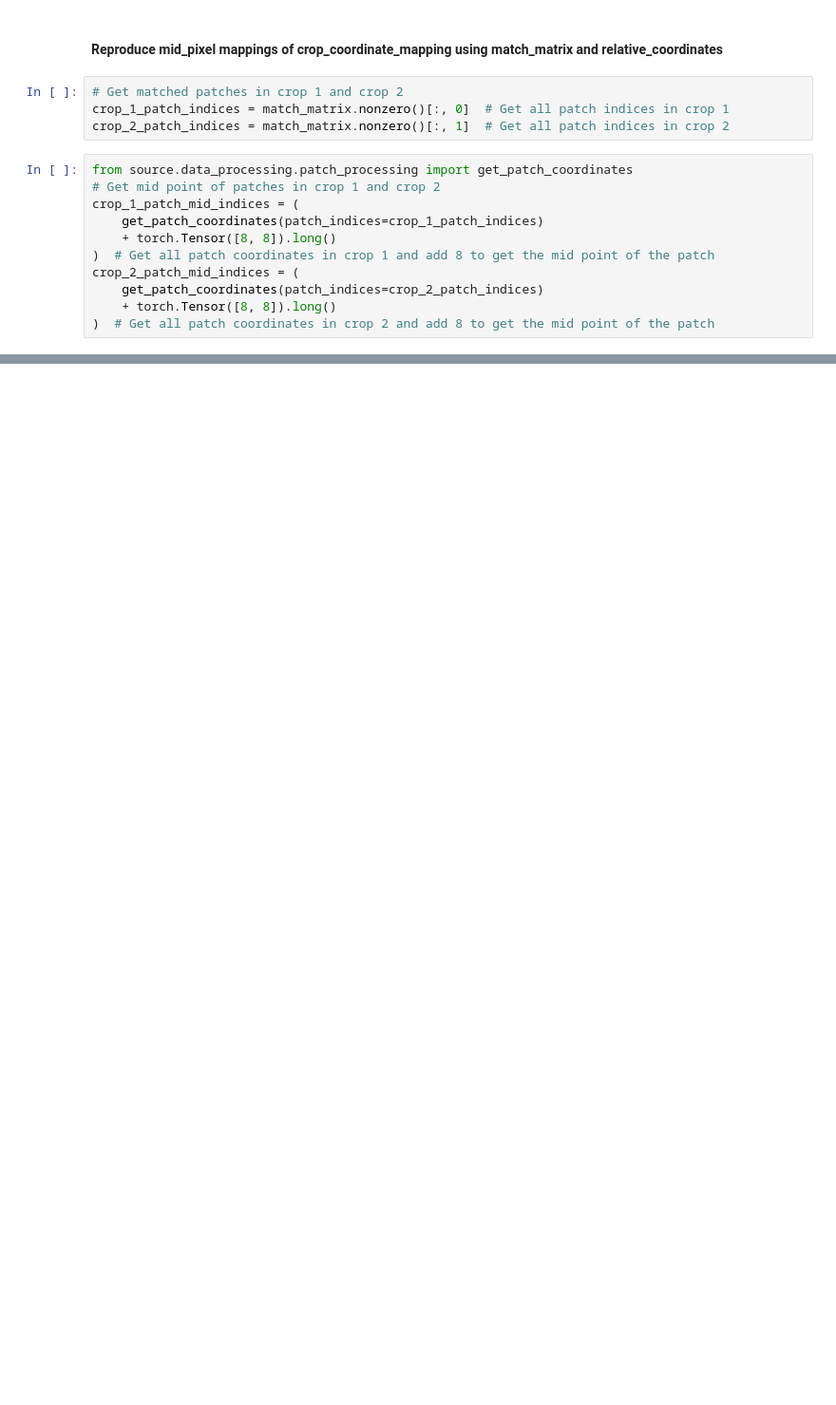
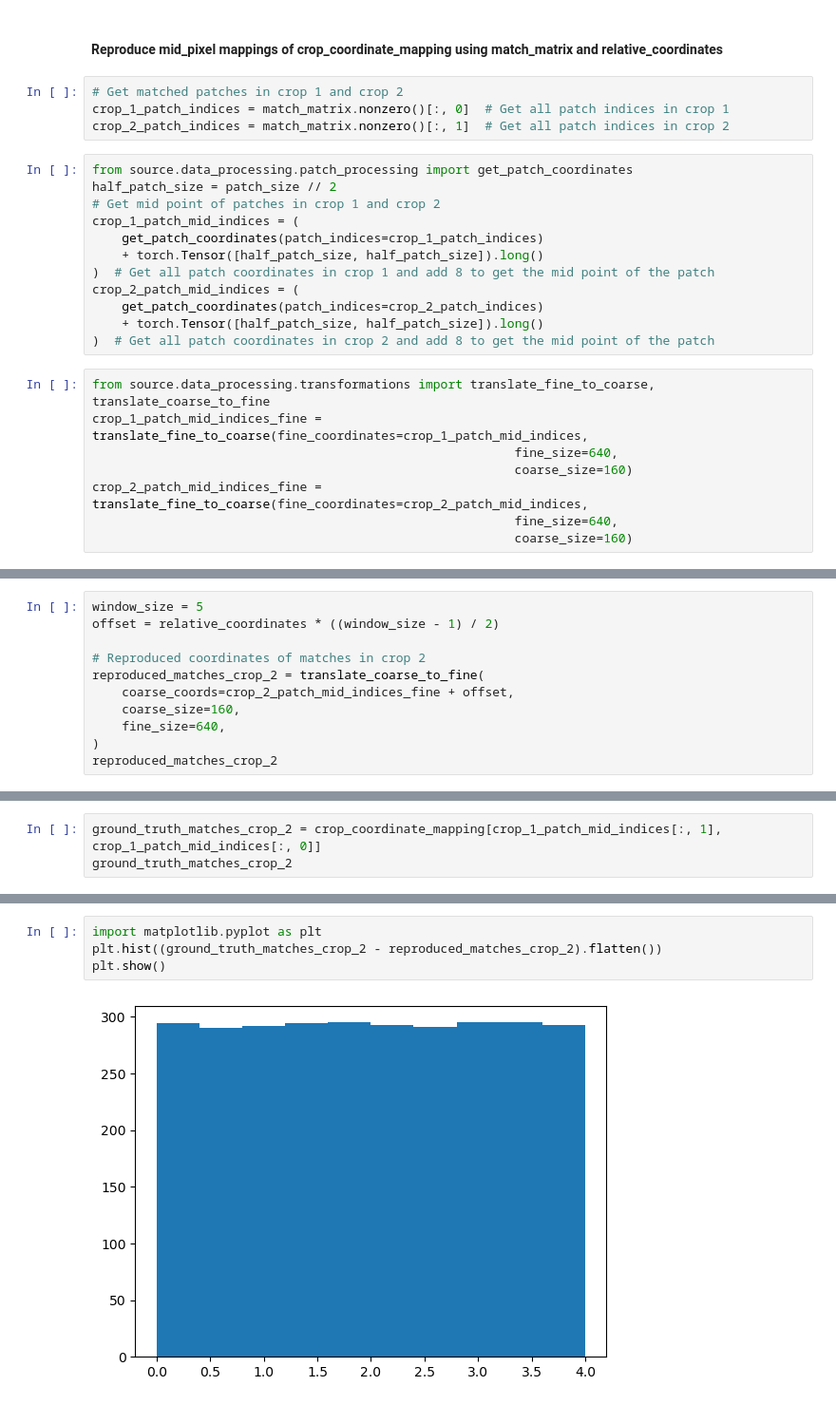
Before and after one commit to rorinr/HyperBrain, a Jupyter notebook: notebooks/testing/refinement_supervision_testing.ipynb, the cells around one changed output, grey strips where cells are left out. Shown at 95% size. Drawn from its saved outputs; the diff is of its cells as text; blank space fills up the shorter version.

```diff
--- a/notebooks/testing/refinement_supervision_testing.ipynb
+++ b/notebooks/testing/refinement_supervision_testing.ipynb
@@ -37,12 +40,21 @@ crop_1_patch_indices = match_matrix.nonzero()[:, 0]  # Get all patch indices in
 crop_2_patch_indices = match_matrix.nonzero()[:, 1]  # Get all patch indices in crop 2
 # %%
 from source.data_processing.patch_processing import get_patch_coordinates
+half_patch_size = patch_size // 2
 # Get mid point of patches in crop 1 and crop 2
 crop_1_patch_mid_indices = (
     get_patch_coordinates(patch_indices=crop_1_patch_indices)
-    + torch.Tensor([8, 8]).long()
+    + torch.Tensor([half_patch_size, half_patch_size]).long()
 )  # Get all patch coordinates in crop 1 and add 8 to get the mid point of the patch
 crop_2_patch_mid_indices = (
     get_patch_coordinates(patch_indices=crop_2_patch_indices)
-    + torch.Tensor([8, 8]).long()
+    + torch.Tensor([half_patch_size, half_patch_size]).long()
 )  # Get all patch coordinates in crop 2 and add 8 to get the mid point of the patch
+# %%
+from source.data_processing.transformations import translate_fine_to_coarse, translate_coarse_to_fine
+crop_1_patch_mid_indices_fine = translate_fine_to_coarse(fine_coordinates=crop_1_patch_mid_indices,
+                                                         fine_size=640,
+                                                         coarse_size=160)
+crop_2_patch_mid_indices_fine = translate_fine_to_coarse(fine_coordinates=crop_2_patch_mid_indices,
+                                                         fine_size=640,
+                                                         coarse_size=160)
@@ -48,0 +81,11 @@ crop_2_patch_mid_indices = (
+# %%
+window_size = 5
+offset = relative_coordinates * ((window_size - 1) / 2)
+
+# Reproduced coordinates of matches in crop 2
+reproduced_matches_crop_2 = translate_coarse_to_fine(
+    coarse_coords=crop_2_patch_mid_indices_fine + offset,
+    coarse_size=160,
+    fine_size=640,
+)
+reproduced_matches_crop_2
@@ -48,0 +100,3 @@ crop_2_patch_mid_indices = (
+# %%
+ground_truth_matches_crop_2 = crop_coordinate_mapping[crop_1_patch_mid_indices[:, 1], crop_1_patch_mid_indices[:, 0]]
+ground_truth_matches_crop_2
@@ -48,0 +117,6 @@ crop_2_patch_mid_indices = (
+# %%
+import matplotlib.pyplot as plt
+plt.hist((ground_truth_matches_crop_2 - reproduced_matches_crop_2).flatten())
+plt.show()
+# %% [output]
+[figure, added]
```
Also changed, not shown: parts of 25 cells of this notebook, 5 other files.
